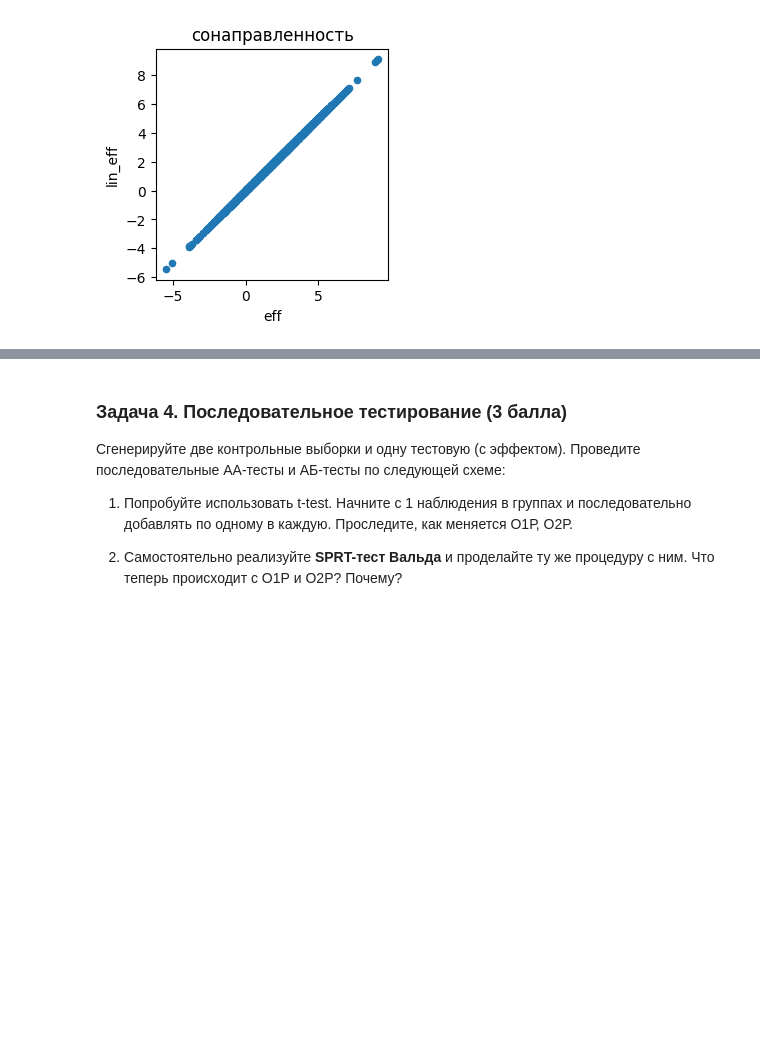
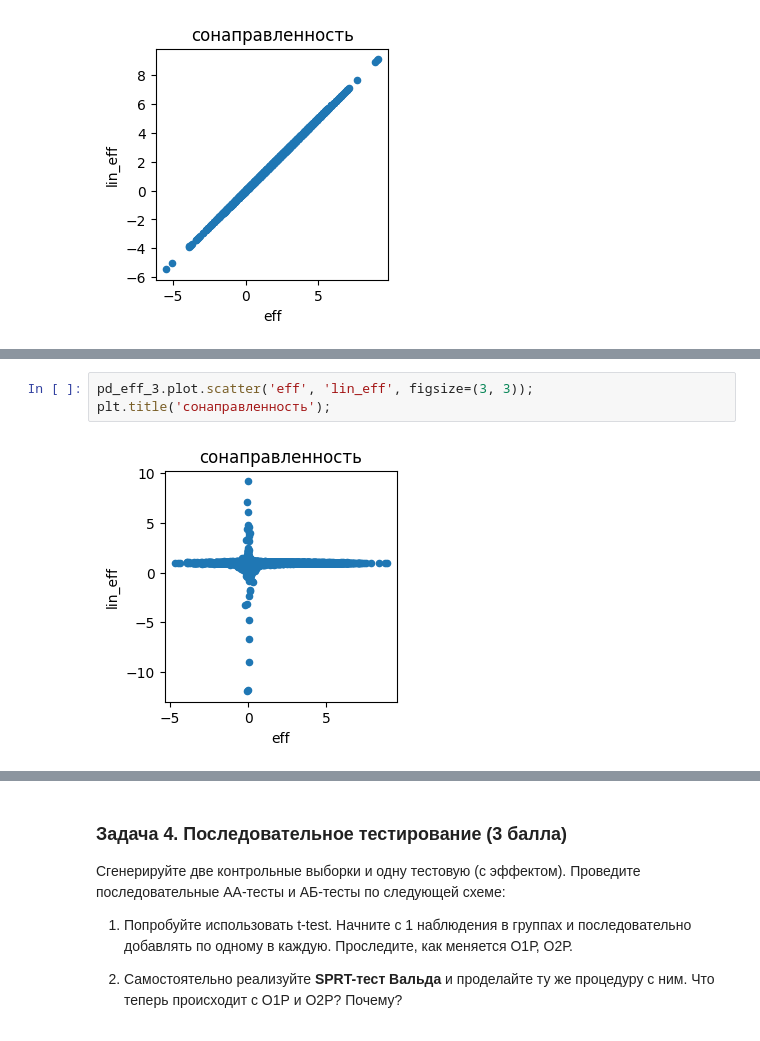
Before and after one commit to astatarinov/online-exp-course, a Jupyter notebook: 2024-spring/hw/hw-3/hw3.ipynb, the cells around one changed output, grey strips where cells are left out. Saved outputs shown, nothing was run; the diff lists cells and outputs as text; blank space fills up the shorter version.

```diff
--- a/2024-spring/hw/hw-3/hw3.ipynb
+++ b/2024-spring/hw/hw-3/hw3.ipynb
@@ -619,0 +813,5 @@ Text(0.5, 1.0, 'сонаправленность')
+# %%
+pd_eff_3.plot.scatter('eff', 'lin_eff', figsize=(3, 3));
+plt.title('сонаправленность');
+# %% [output]
+[figure, added]
```
Also changed, not shown: parts of 47 cells of this notebook.
